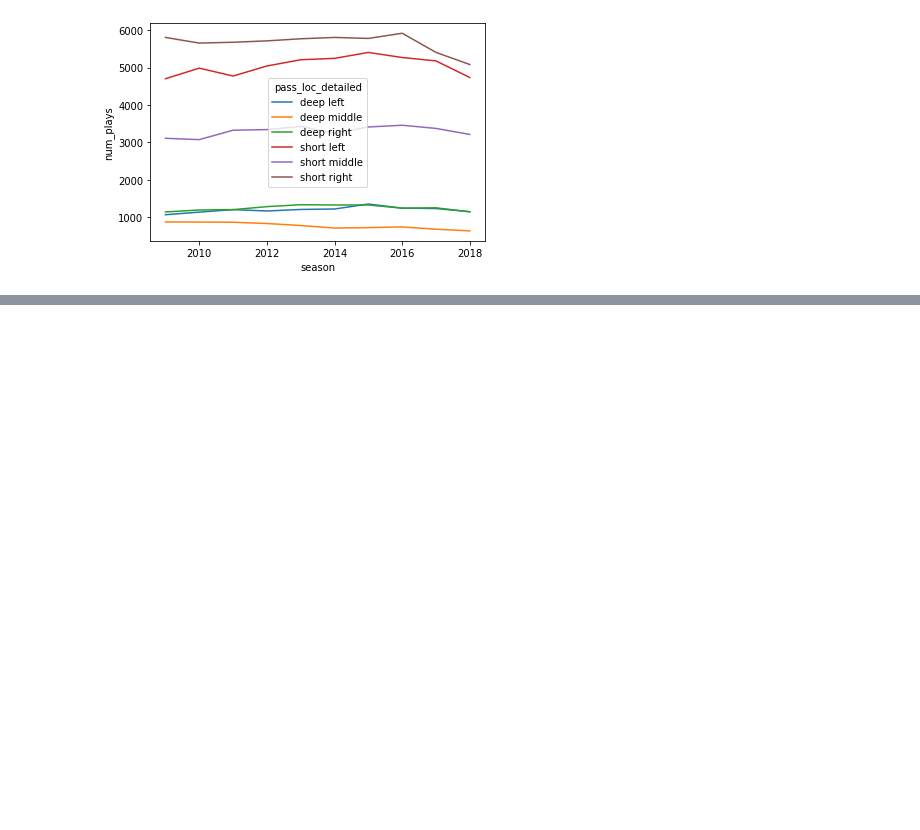
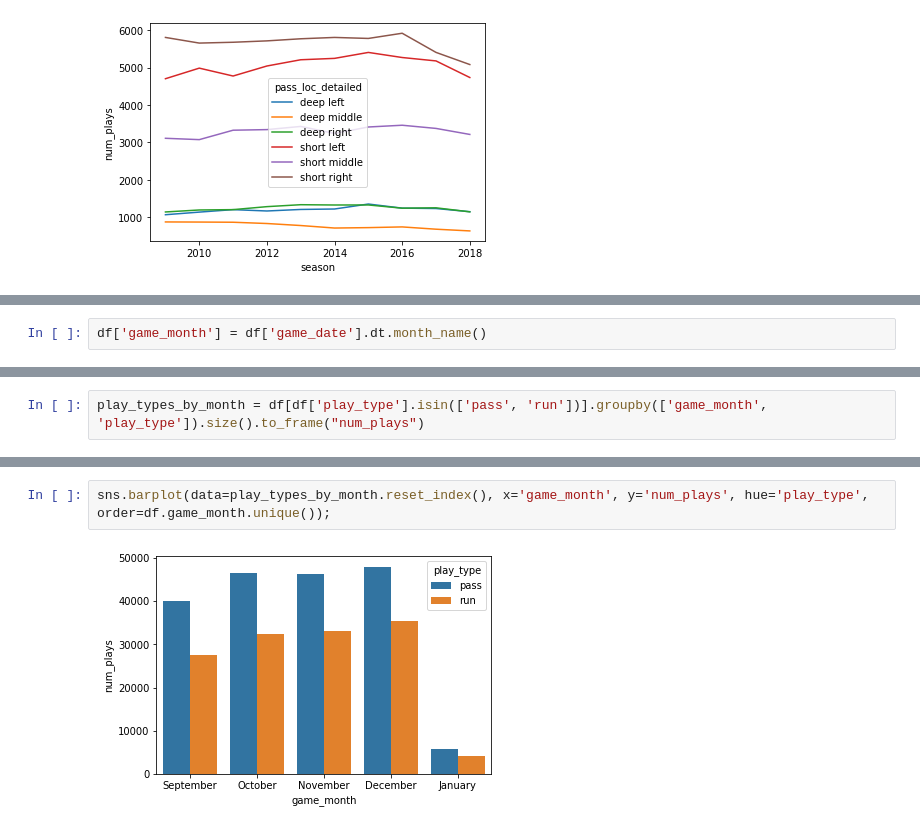
Before and after one commit to sistlasre/football_analysis, a Jupyter notebook: Football_Analysis_Final.ipynb, the cells around one changed output, grey strips where cells are left out. Saved outputs shown, nothing was run; the diff lists cells and outputs as text; blank space fills up the shorter version.

```diff
--- a/Football_Analysis_Final.ipynb
+++ b/Football_Analysis_Final.ipynb
@@ -250,0 +307,2 @@ sns.lineplot(data=pass_locations_by_season.reset_index(), x='season', y='num_pla
+# %%
+df['game_month'] = df['game_date'].dt.month_name()
@@ -250,0 +314,2 @@ sns.lineplot(data=pass_locations_by_season.reset_index(), x='season', y='num_pla
+# %%
+play_types_by_month = df[df['play_type'].isin(['pass', 'run'])].groupby(['game_month', 'play_type']).size().to_frame("num_plays")
@@ -250,0 +331,4 @@ sns.lineplot(data=pass_locations_by_season.reset_index(), x='season', y='num_pla
+# %%
+sns.barplot(data=play_types_by_month.reset_index(), x='game_month', y='num_plays', hue='play_type', order=df.game_month.unique());
+# %% [output]
+[figure, added]
```
Also changed, not shown: parts of 49 cells of this notebook.
